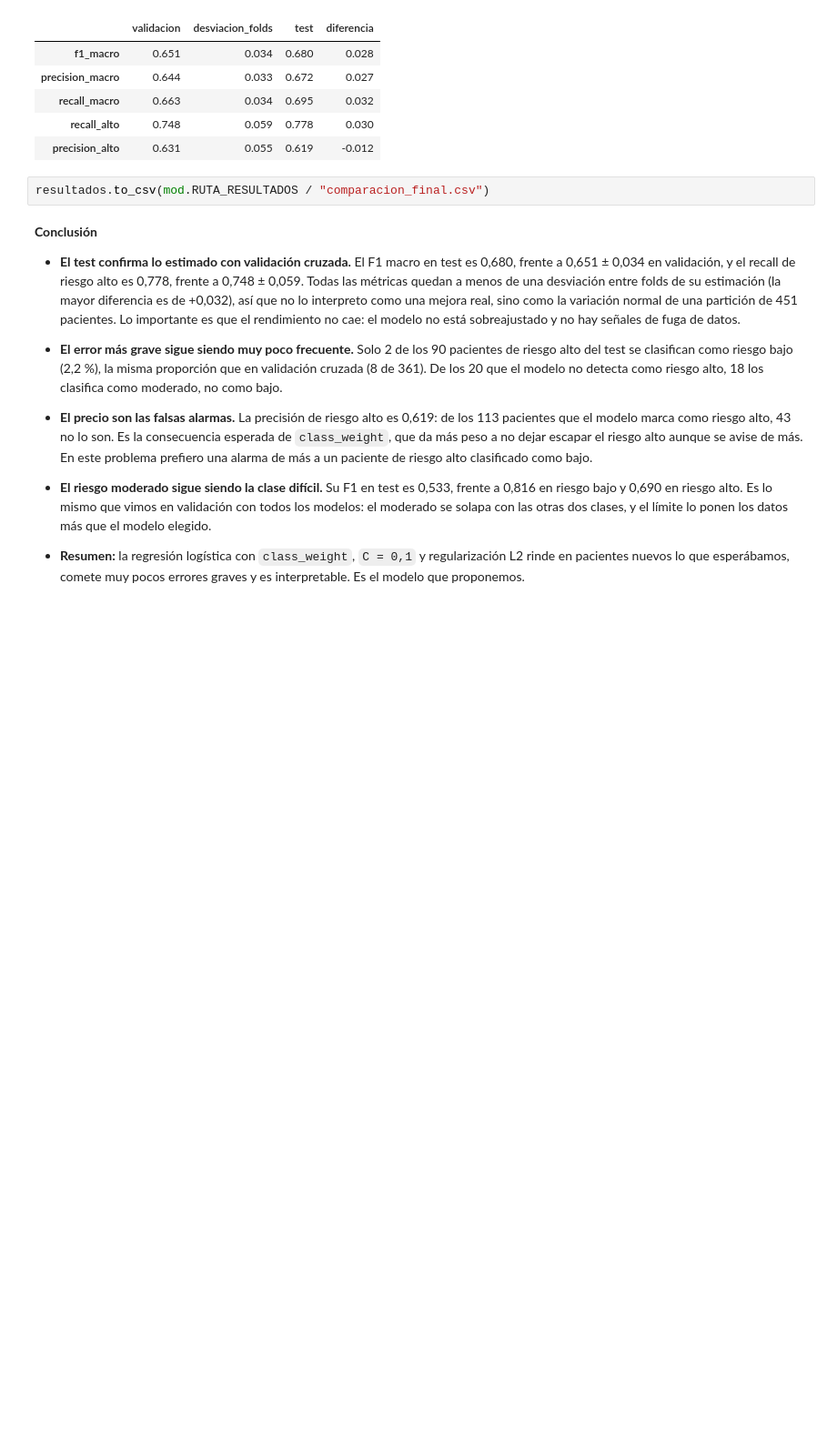
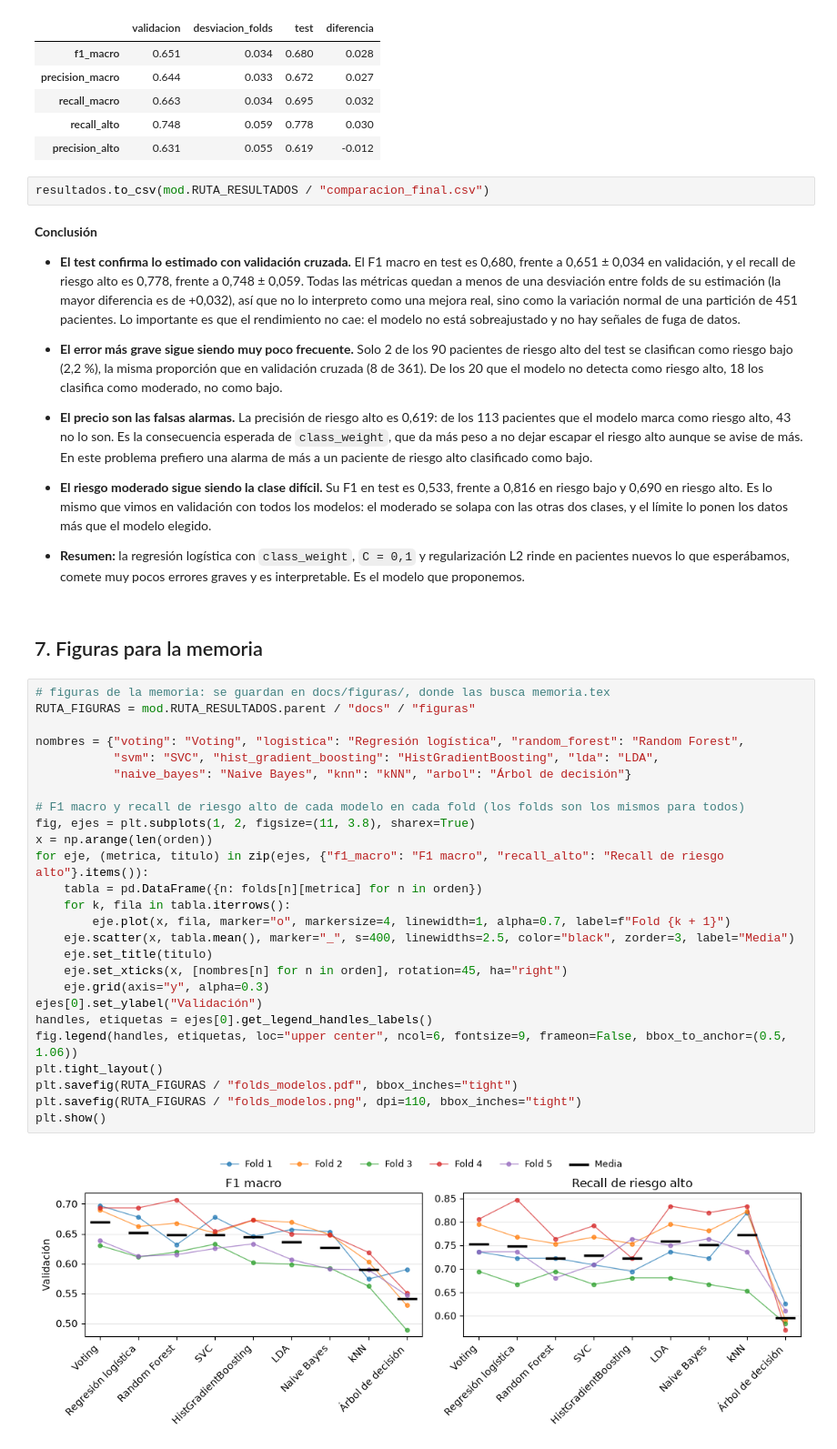
Before and after one commit to enzocastrozn/machine_learning, a Jupyter notebook: src/comparacion_final.ipynb, the cells around one changed output. Shown at 91% size. Drawn from its saved outputs; the diff is of its cells as text; blank space fills up the shorter version.

Commit message:
INCLUIR figuras en la memoria

```diff
--- a/src/comparacion_final.ipynb
+++ b/src/comparacion_final.ipynb
@@ -355,3 +355,33 @@ resultados.to_csv(mod.RUTA_RESULTADOS / "comparacion_final.csv")
 - **El riesgo moderado sigue siendo la clase difícil.** Su F1 en test es 0,533, frente a 0,816 en riesgo bajo y 0,690 en riesgo alto. Es lo mismo que vimos en validación con todos los modelos: el moderado se solapa con las otras dos clases, y el límite lo ponen los datos más que el modelo elegido.
 
 - **Resumen:** la regresión logística con `class_weight`, `C = 0,1` y regularización L2 rinde en pacientes nuevos lo que esperábamos, comete muy pocos errores graves y es interpretable. Es el modelo que proponemos.
+# %% [markdown]
+## 7. Figuras para la memoria
+# %%
+# figuras de la memoria: se guardan en docs/figuras/, donde las busca memoria.tex
+RUTA_FIGURAS = mod.RUTA_RESULTADOS.parent / "docs" / "figuras"
+
+nombres = {"voting": "Voting", "logistica": "Regresión logística", "random_forest": "Random Forest",
+           "svm": "SVC", "hist_gradient_boosting": "HistGradientBoosting", "lda": "LDA",
+           "naive_bayes": "Naive Bayes", "knn": "kNN", "arbol": "Árbol de decisión"}
+
+# F1 macro y recall de riesgo alto de cada modelo en cada fold (los folds son los mismos para todos)
+fig, ejes = plt.subplots(1, 2, figsize=(11, 3.8), sharex=True)
+x = np.arange(len(orden))
+for eje, (metrica, titulo) in zip(ejes, {"f1_macro": "F1 macro", "recall_alto": "Recall de riesgo alto"}.items()):
+    tabla = pd.DataFrame({n: folds[n][metrica] for n in orden})
+    for k, fila in tabla.iterrows():
+        eje.plot(x, fila, marker="o", markersize=4, linewidth=1, alpha=0.7, label=f"Fold {k + 1}")
+    eje.scatter(x, tabla.mean(), marker="_", s=400, linewidths=2.5, color="black", zorder=3, label="Media")
+    eje.set_title(titulo)
+    eje.set_xticks(x, [nombres[n] for n in orden], rotation=45, ha="right")
+    eje.grid(axis="y", alpha=0.3)
+ejes[0].set_ylabel("Validación")
+handles, etiquetas = ejes[0].get_legend_handles_labels()
+fig.legend(handles, etiquetas, loc="upper center", ncol=6, fontsize=9, frameon=False, bbox_to_anchor=(0.5, 1.06))
+plt.tight_layout()
+plt.savefig(RUTA_FIGURAS / "folds_modelos.pdf", bbox_inches="tight")
+plt.savefig(RUTA_FIGURAS / "folds_modelos.png", dpi=110, bbox_inches="tight")
+plt.show()
+# %% [output]
+[figure, added]
```
Also changed, not shown: parts of 2 cells of this notebook, 7 other files.
